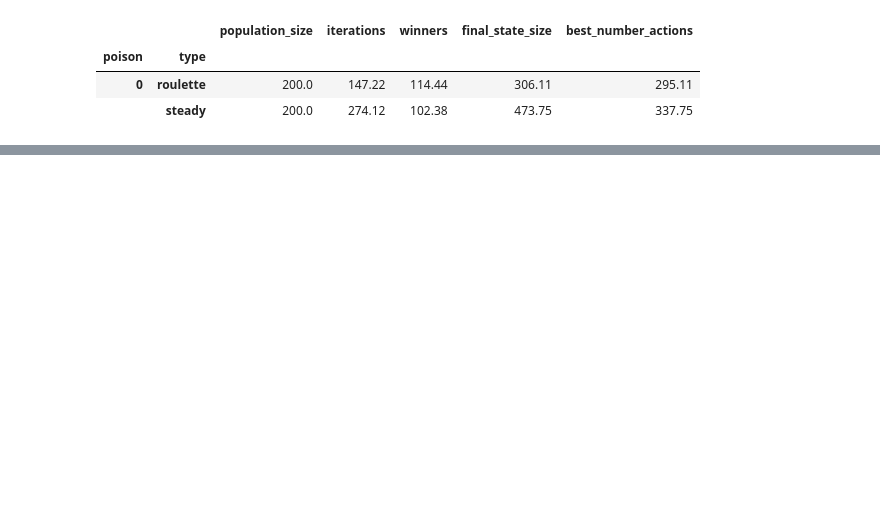
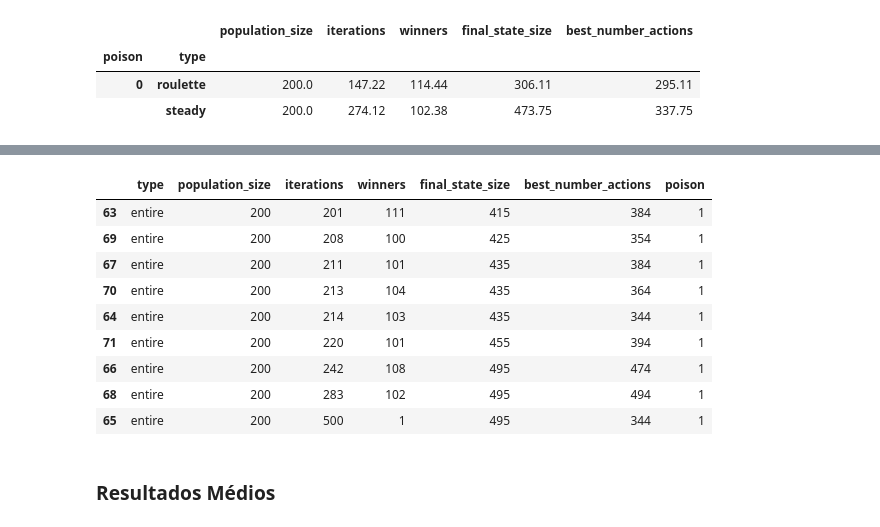
Before and after one commit to carolineap/hardest-pygame-ever, a Jupyter notebook: whg.ipynb, the cells around one changed output, grey strips where cells are left out. Saved outputs shown, nothing was run; the diff lists cells and outputs as text; code cells hidden in the pictures; blank space fills up the shorter version.

```diff
--- a/whg.ipynb
+++ b/whg.ipynb
@@ -274,0 +277,16 @@ plt.show()
+# %%
+df_entire = df_with_poison.loc[df_with_poison['type'] == "entire"]
+df_entire.sort_values(by=['iterations'])
+# %% [output]
+|  | type | population_size | iterations | winners | final_state_size | best_number_actions | poison |
+| 63 | entire | 200 | 201 | 111 | 415 | 384 | 1 |
+| 69 | entire | 200 | 208 | 100 | 425 | 354 | 1 |
+| 67 | entire | 200 | 211 | 101 | 435 | 384 | 1 |
+| 70 | entire | 200 | 213 | 104 | 435 | 364 | 1 |
+| 64 | entire | 200 | 214 | 103 | 435 | 344 | 1 |
+| 71 | entire | 200 | 220 | 101 | 455 | 394 | 1 |
+| 66 | entire | 200 | 242 | 108 | 495 | 474 | 1 |
+| 68 | entire | 200 | 283 | 102 | 495 | 494 | 1 |
+| 65 | entire | 200 | 500 | 1 | 495 | 344 | 1 |
+# %% [markdown]
+### Resultados Médios
```
Also changed, not shown: parts of 28 cells of this notebook, 4 other files.
